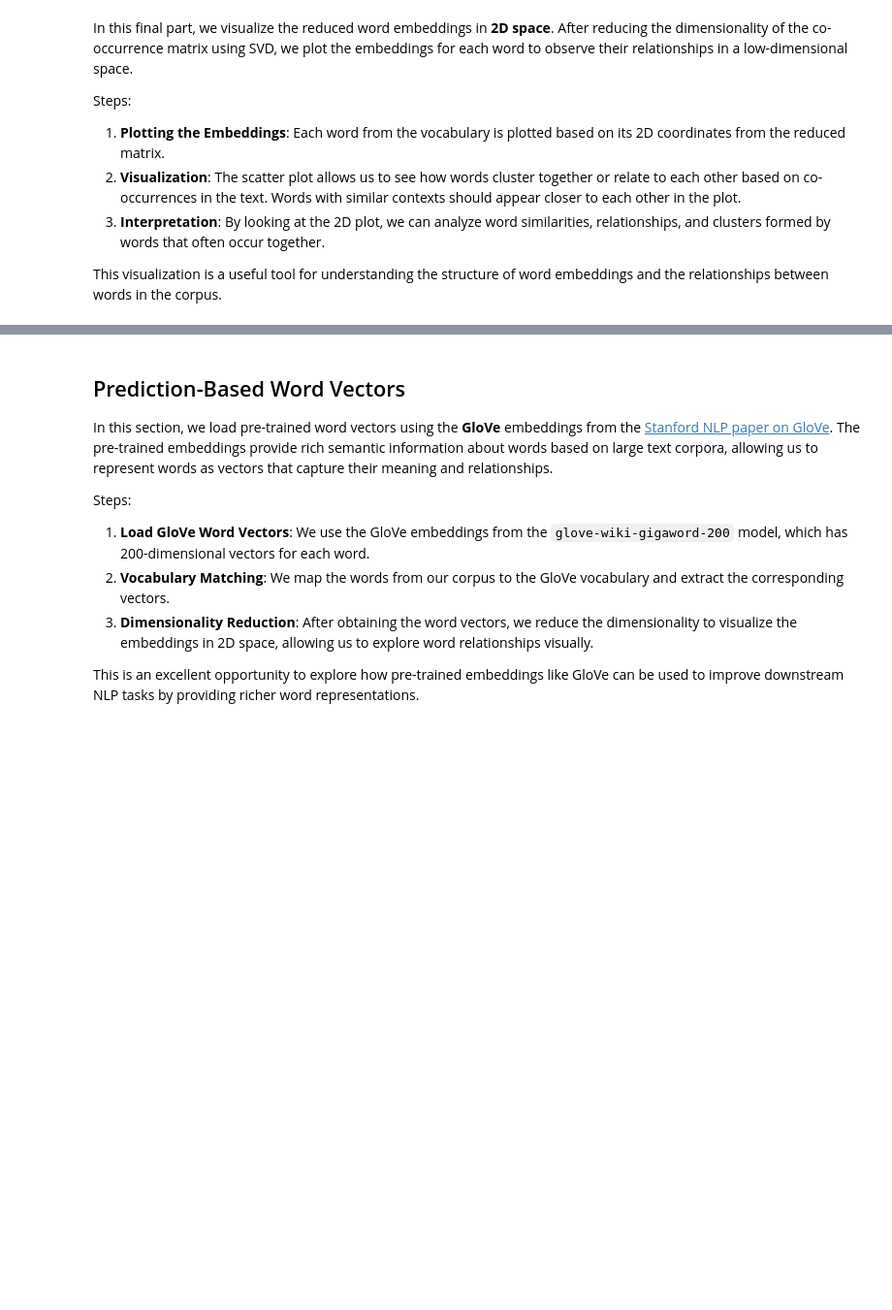
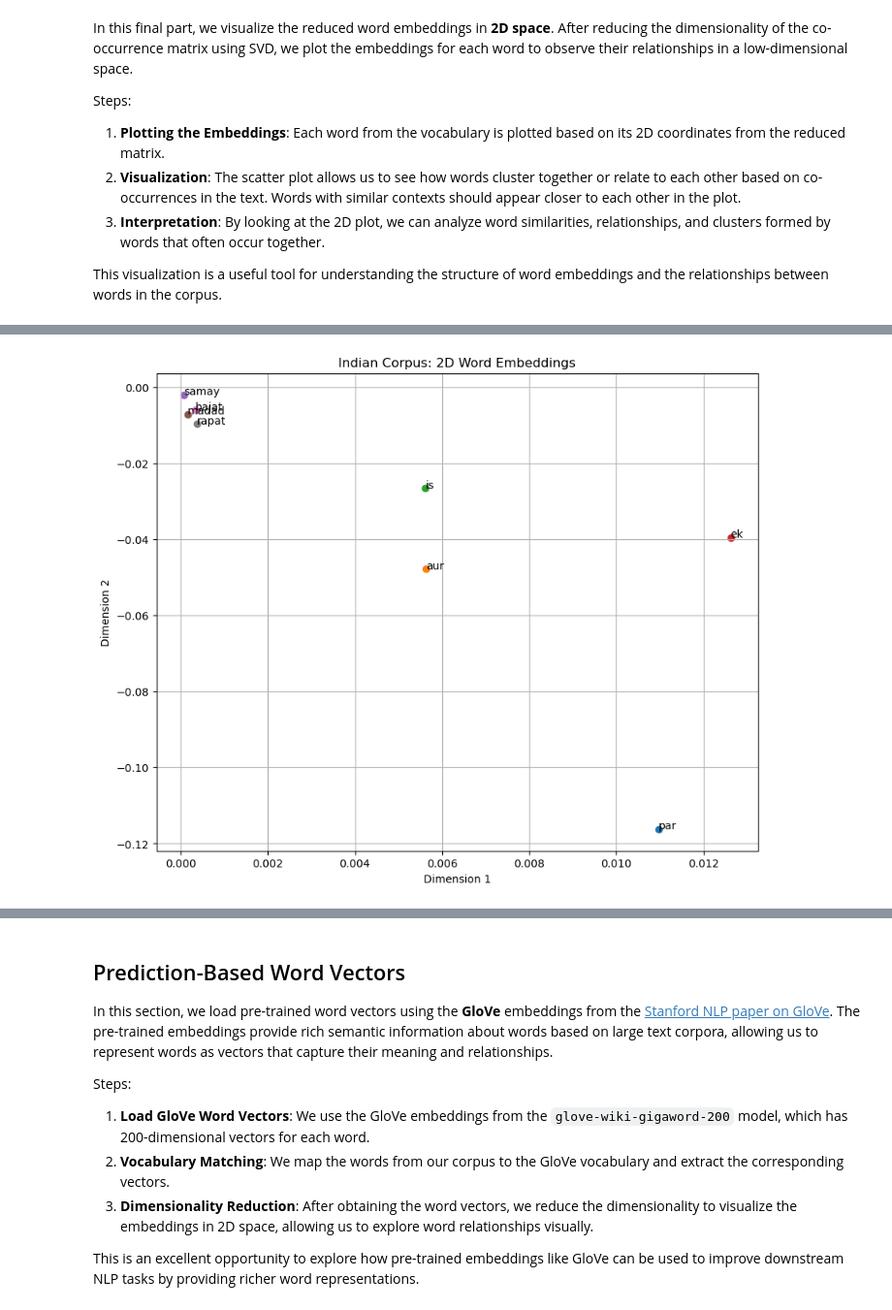
Before and after one commit to FieBergli/NLP_A2, a Jupyter notebook: NLP_2026_A2.ipynb, the cells around one changed output, grey strips where cells are left out. Shown at 97% size. Drawn from its saved outputs; the diff is of its cells as text; code cells hidden in the pictures; blank space fills up the shorter version.

```diff
--- a/NLP_2026_A2.ipynb
+++ b/NLP_2026_A2.ipynb
@@ -274,7 +398,3 @@ Steps:
 3. **Reduced Matrix**: The reduced matrix retains the most important semantic information and can be used for tasks such as **word embedding visualization** or **semantic similarity analysis**.
 
 Dimensionality reduction allows us to capture the essence of word relationships in fewer dimensions, making it more efficient to process and visualize the data.
-# %%
-def reduce_to_k_dim(M, k=2):
-    raise NotImplementedError
-    return M_reduced
@@ -280,0 +445,6 @@ def reduce_to_k_dim(M, k=2):
+# %%
+M_reduced_brown = reduce_to_k_dim(co_matrix_brown, k=2)
+print(M_reduced_brown.shape)
+
+M_reduced_indian = reduce_to_k_dim(co_matrix_indian, k=2)
+print(M_reduced_indian.shape)
@@ -287,12 +460,3 @@ Steps:
 3. **Interpretation**: By looking at the 2D plot, we can analyze word similarities, relationships, and clusters formed by words that often occur together.
 
 This visualization is a useful tool for understanding the structure of word embeddings and the relationships between words in the corpus.
-# %%
-def plot_embeddings():
-    raise NotImplementedError
-
-words = ['movie', 'book', 'mysterious', 'story', 'fascinating', 'good', 'interesting', 'large', 'massive', 'huge']
-
-#note: word list needs to be adjusted to each new corpus with an explanation of why you choose to plot the words you do
-
-plot_embeddings(M_reduced, vocab)
@@ -298,0 +517,32 @@ plot_embeddings(M_reduced, vocab)
+# %%
+# We selected these words based on their frequency in the Hindi corpus.
+# Common function words such as "पर", "और", "इस", and "एक" are expected to appear
+# in many different contexts, while content words like "समय" (time), "मदद" (help),
+# "बजट" (budget), and "रपट" (report) represent more specific topics.
+#
+# This combination allows us to examine whether high-frequency function words
+# behave differently from content words, and whether words with related meanings
+# appear closer together in the embedding space.
+
+words_indian = ['पर', 'और', 'इस', 'एक', 'समय', 'मदद', 'बजट', 'रपट']
+
+label_map_indian = {
+    'पर': 'par',
+    'और': 'aur',
+    'इस': 'is',
+    'एक': 'ek',
+    'समय': 'samay',
+    'मदद': 'madad',
+    'बजट': 'bajat',
+    'रपट': 'rapat'
+}
+
+plot_embeddings(
+    M_reduced_indian,
+    word_to_index_indian,
+    words_indian,
+    "Indian Corpus: 2D Word Embeddings",
+    label_map=label_map_indian
+)
+# %% [output]
+[figure, added]
```
Also changed, not shown: parts of 17 cells of this notebook.
